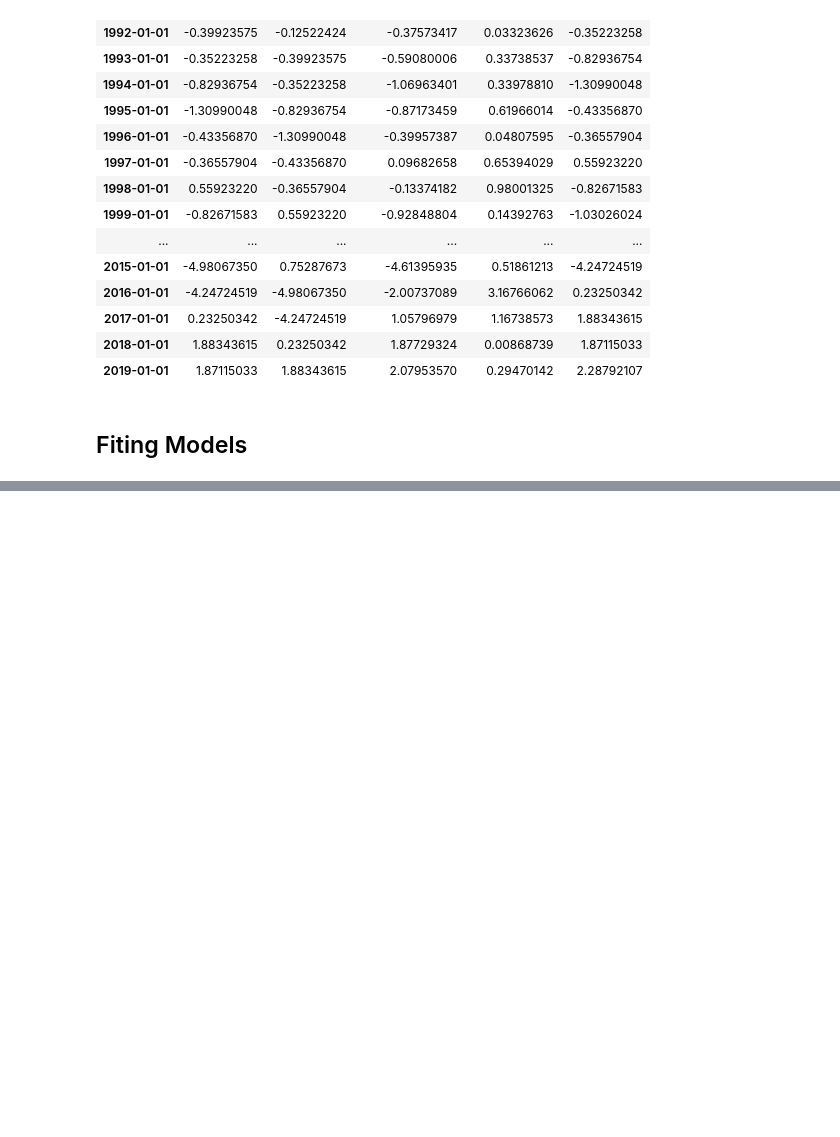
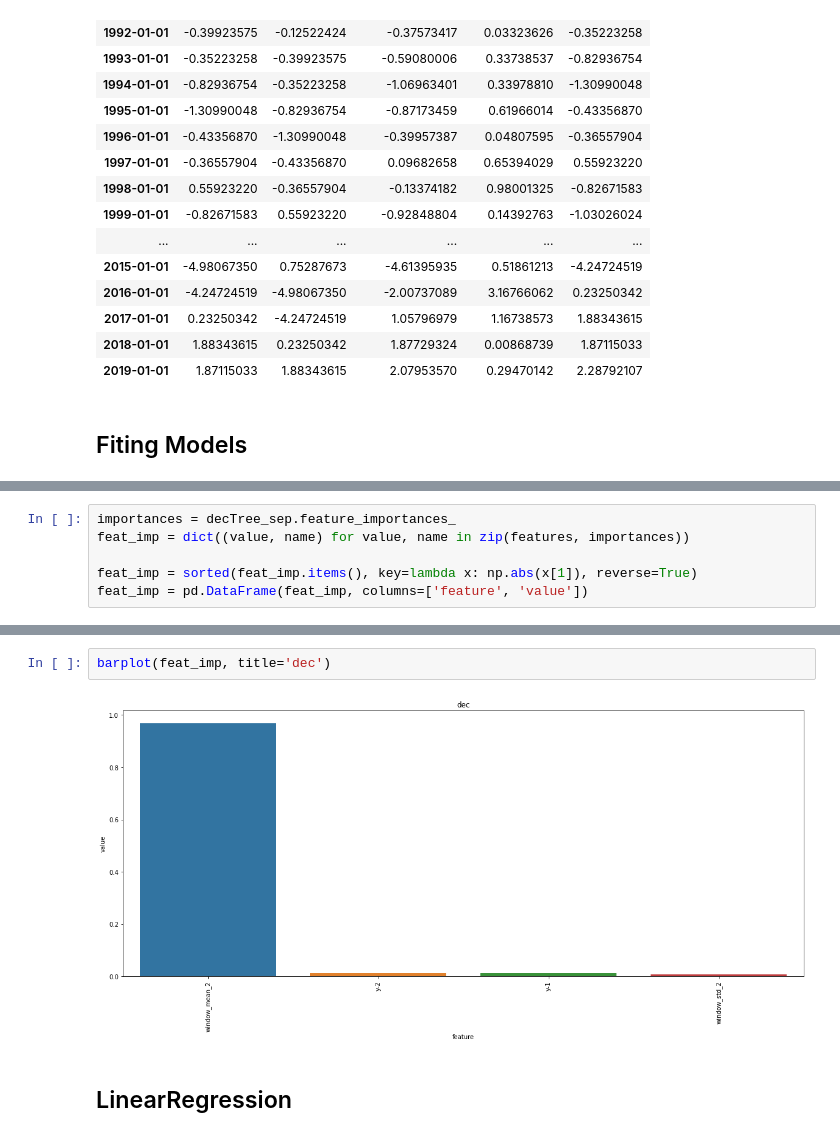
Before and after one commit to bateikoEd/dipl_program, a Jupyter notebook: eugen/template_gdp.ipynb, the cells around one changed output, grey strips where cells are left out. Drawn from its saved outputs; the diff is of its cells as text; blank space fills up the shorter version.

```diff
--- a/eugen/template_gdp.ipynb
+++ b/eugen/template_gdp.ipynb
@@ -705,0 +768,6 @@ lr = LinearRegression()
+# %%
+importances = decTree_sep.feature_importances_
+feat_imp = dict((value, name) for value, name in zip(features, importances))
+
+feat_imp = sorted(feat_imp.items(), key=lambda x: np.abs(x[1]), reverse=True)
+feat_imp = pd.DataFrame(feat_imp, columns=['feature', 'value'])
@@ -705,0 +782,6 @@ lr = LinearRegression()
+# %%
+barplot(feat_imp, title='dec')
+# %% [output]
+[figure, added]
+# %% [markdown]
+## LinearRegression
```
Also changed, not shown: parts of 46 cells of this notebook, 1 other file.
